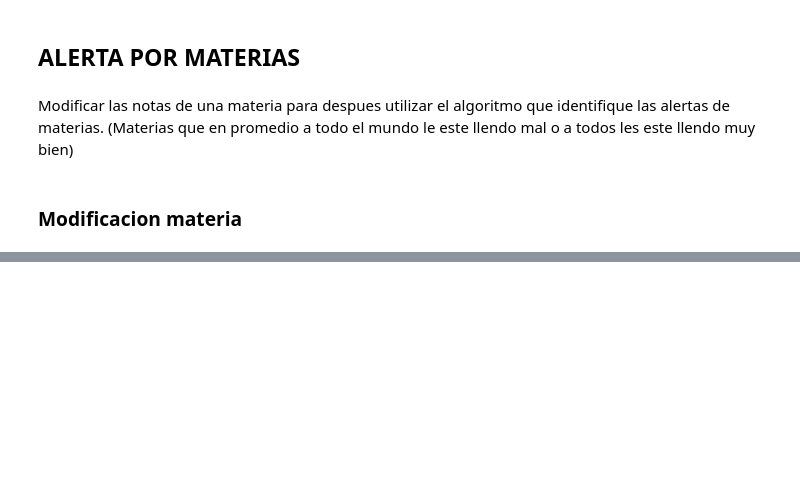
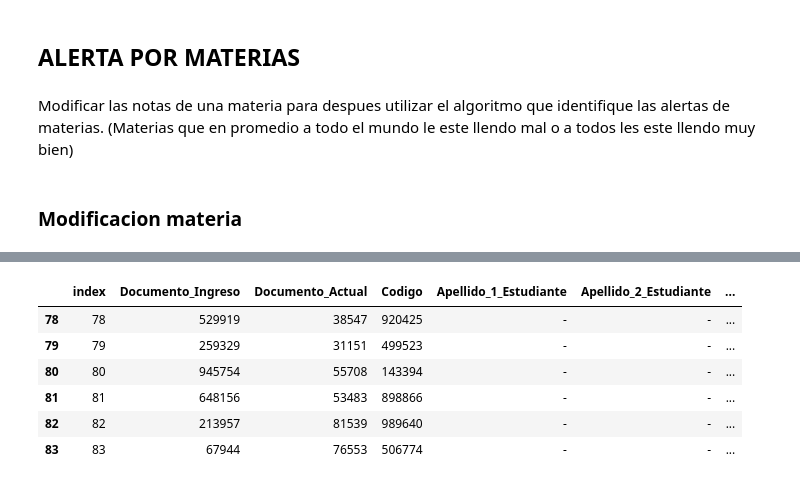
Before and after one commit to juanis2112/capstone2020, a Jupyter notebook: datos_prueba/Datos_Aleatorios.ipynb, the cells around one changed output, grey strips where cells are left out. Drawn from its saved outputs; the diff is of its cells as text; code cells hidden in the pictures; blank space fills up the shorter version.

```diff
--- a/datos_prueba/Datos_Aleatorios.ipynb
+++ b/datos_prueba/Datos_Aleatorios.ipynb
@@ -715,0 +756,11 @@ df_completo_mod
+# %%
+# Visualizacion de tabla df_completo_mod para ver si quedó en efecto modificado
+df_completo_mod[df_completo_mod["Nombre_Asignatura"]== 'Precalculo']
+# %% [output]
+|  | index | Documento_Ingreso | Documento_Actual | Codigo | Apellido_1_Estudiante | Apellido_2_Estudiante | ... |
+| 78 | 78 | 529919 | 38547 | 920425 | - | - | ... |
+| 79 | 79 | 259329 | 31151 | 499523 | - | - | ... |
+| 80 | 80 | 945754 | 55708 | 143394 | - | - | ... |
+| 81 | 81 | 648156 | 53483 | 898866 | - | - | ... |
+| 82 | 82 | 213957 | 81539 | 989640 | - | - | ... |
+| 83 | 83 | 67944 | 76553 | 506774 | - | - | ... |
```
Also changed, not shown: parts of 31 cells of this notebook.
